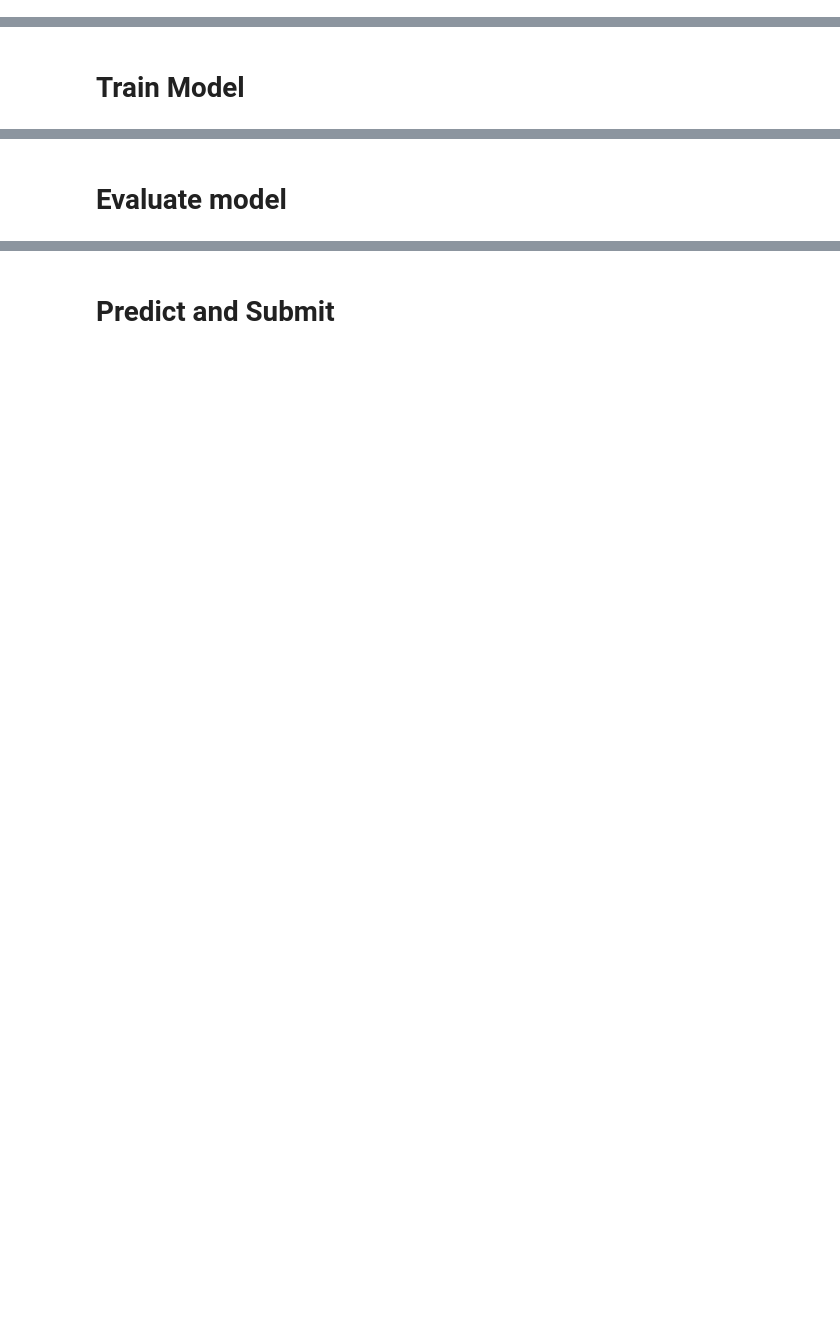
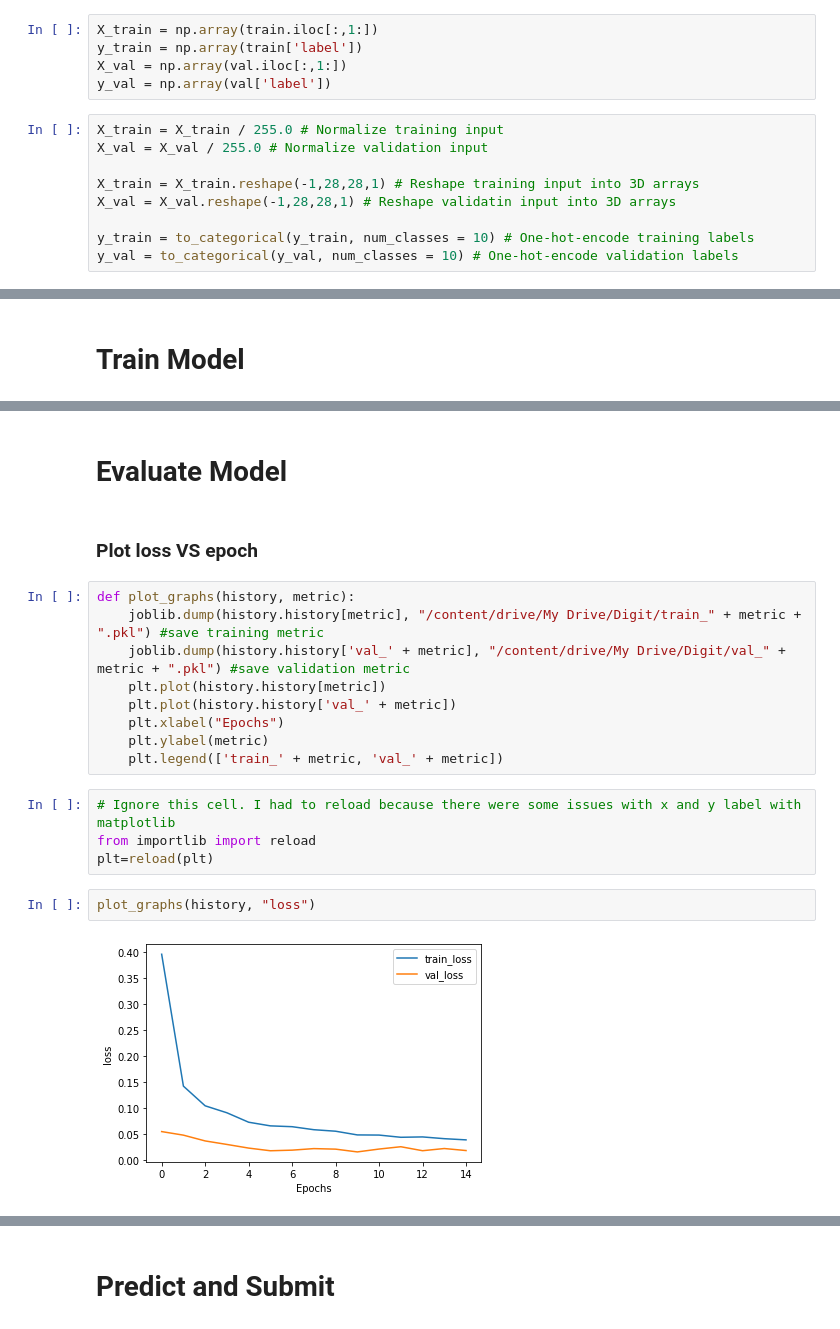
Before and after one commit to kumarsoma/handwritten_digit_recognizer, a Jupyter notebook: handwritten_digit_recognizer.ipynb, the cells around one changed output, grey strips where cells are left out. Saved outputs shown, nothing was run; the diff lists cells and outputs as text; blank space fills up the shorter version.

```diff
--- a/handwritten_digit_recognizer.ipynb
+++ b/handwritten_digit_recognizer.ipynb
@@ -122,0 +80,14 @@ early_stop_cb = EarlyStopping(patience=3, restore_best_weights=True)
+# %%
+X_train = np.array(train.iloc[:,1:])
+y_train = np.array(train['label'])
+X_val = np.array(val.iloc[:,1:])
+y_val = np.array(val['label'])
+# %%
+X_train = X_train / 255.0 # Normalize training input
+X_val = X_val / 255.0 # Normalize validation input
+
+X_train = X_train.reshape(-1,28,28,1) # Reshape training input into 3D arrays
+X_val = X_val.reshape(-1,28,28,1) # Reshape validatin input into 3D arrays
+
+y_train = to_categorical(y_train, num_classes = 10) # One-hot-encode training labels
+y_val = to_categorical(y_val, num_classes = 10) # One-hot-encode validation labels
@@ -152,2 +166,21 @@ Epoch 15/15
 # %% [markdown]
-# Evaluate model
+# Evaluate Model
+# %% [markdown]
+### Plot loss VS epoch
+# %%
+def plot_graphs(history, metric):
+    joblib.dump(history.history[metric], "/content/drive/My Drive/Digit/train_" + metric + ".pkl") #save training metric
+    joblib.dump(history.history['val_' + metric], "/content/drive/My Drive/Digit/val_" + metric + ".pkl") #save validation metric
+    plt.plot(history.history[metric])
+    plt.plot(history.history['val_' + metric])
+    plt.xlabel("Epochs")
+    plt.ylabel(metric)
+    plt.legend(['train_' + metric, 'val_' + metric])
+# %%
+# Ignore this cell. I had to reload because there were some issues with x and y label with matplotlib
+from importlib import reload
+plt=reload(plt)
+# %%
+plot_graphs(history, "loss")
+# %% [output]
+[figure, added]
```
Also changed, not shown: parts of 58 cells of this notebook.
